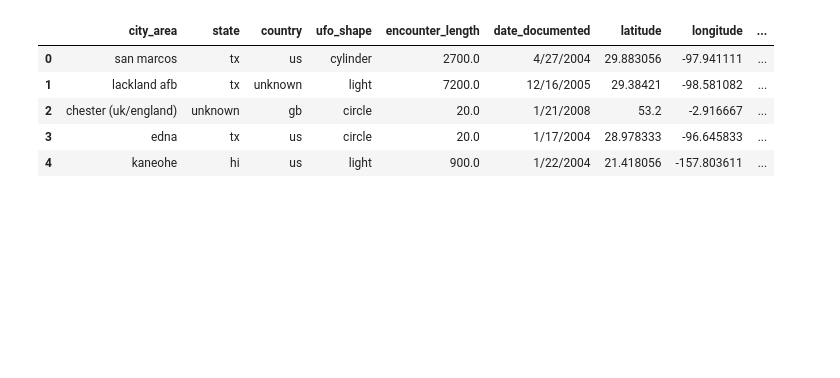
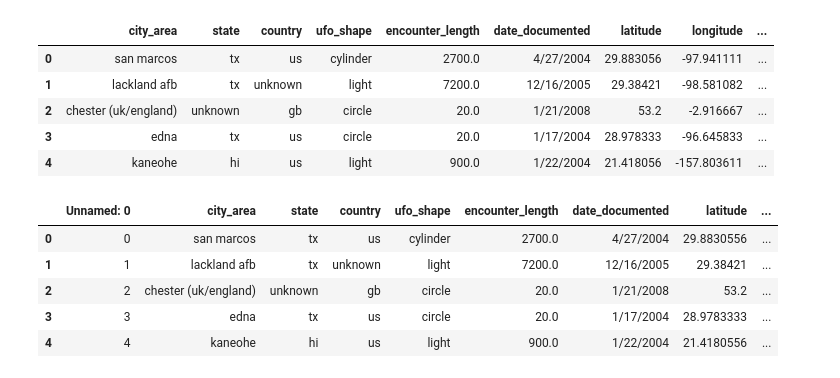
Before and after one commit to Belen96x/Web_Semantics_FinalProject, a Jupyter notebook: Dataset/data_analysis.ipynb, the cells around one changed output. Cells and saved outputs as stored; diff of their text form; code cells hidden in the pictures; blank space fills up the shorter version.

Commit message:
Final? version of the data ? We wish

```diff
--- a/Dataset/data_analysis.ipynb
+++ b/Dataset/data_analysis.ipynb
@@ -362,3 +362,14 @@ df_combined.head()
 | 2 | chester (uk/england) | unknown | gb | circle | 20.0 | 1/21/2008 | 53.2 | -2.916667 | ... |
 | 3 | edna | tx | us | circle | 20.0 | 1/17/2004 | 28.978333 | -96.645833 | ... |
 | 4 | kaneohe | hi | us | light | 900.0 | 1/22/2004 | 21.418056 | -157.803611 | ... |
+# %%
+df_combined = pd.read_csv(fr'C:\Users\belen\Desktop\Université de Lorraine\Second semester\Web_semantics_FinalProject\Web_Semantics_FinalProject\Dataset\ufo_uk_data.csv')
+# %%
+df_combined.head()
+# %% [output]
+|  | Unnamed: 0 | city_area | state | country | ufo_shape | encounter_length | date_documented | latitude | ... |
+| 0 | 0 | san marcos | tx | us | cylinder | 2700.0 | 4/27/2004 | 29.8830556 | ... |
+| 1 | 1 | lackland afb | tx | unknown | light | 7200.0 | 12/16/2005 | 29.38421 | ... |
+| 2 | 2 | chester (uk/england) | unknown | gb | circle | 20.0 | 1/21/2008 | 53.2 | ... |
+| 3 | 3 | edna | tx | us | circle | 20.0 | 1/17/2004 | 28.9783333 | ... |
+| 4 | 4 | kaneohe | hi | us | light | 900.0 | 1/22/2004 | 21.4180556 | ... |
```
Also changed, not shown: parts of 3 cells of this notebook, 4 other files.
